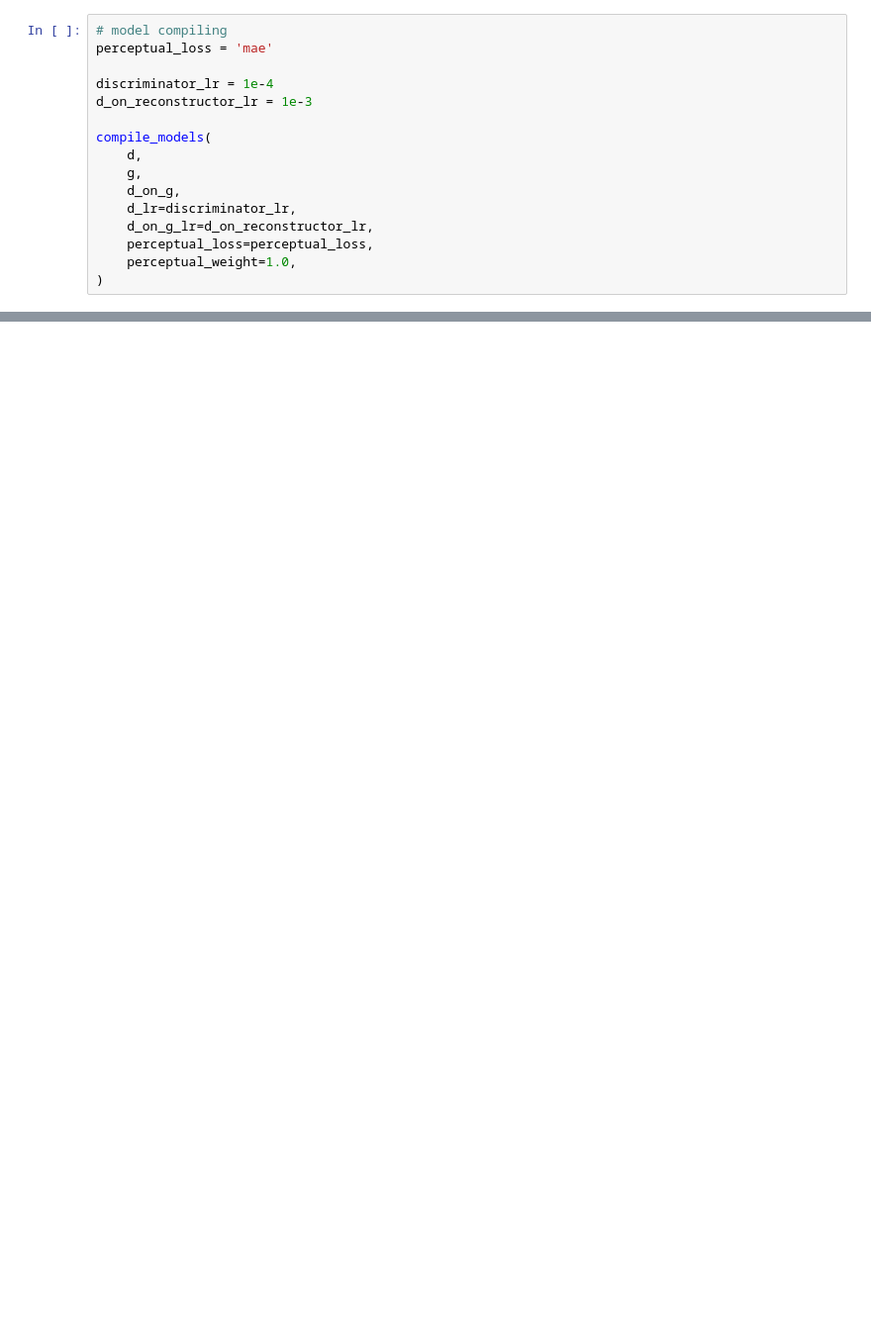
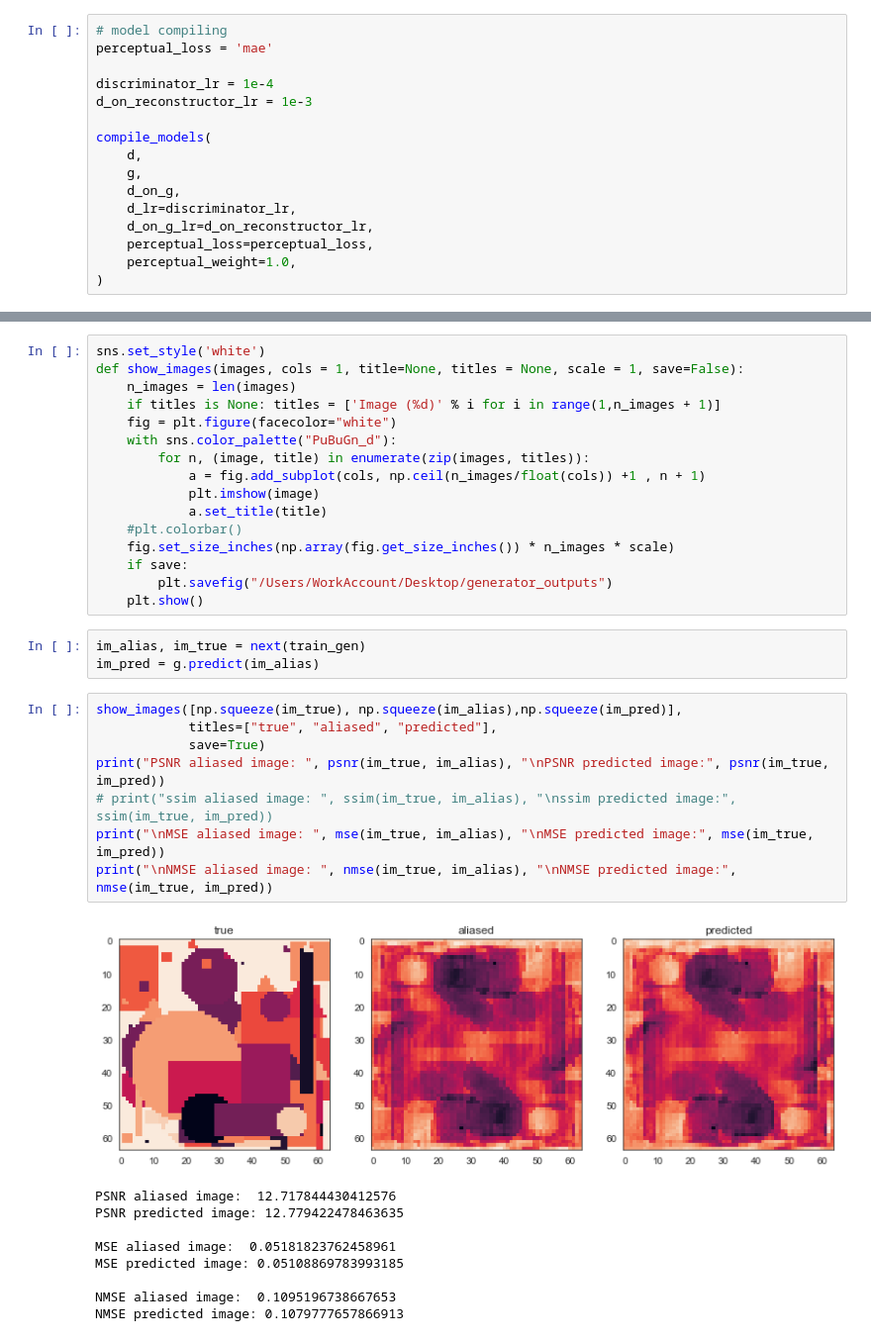
Before and after one commit to zaccharieramzi/fastmri-reproducible-benchmark, a Jupyter notebook: experiments/gan_unet_approach_random.ipynb, the cells around one changed output, grey strips where cells are left out. Shown at 99% size. Saved outputs shown, nothing was run; the diff lists cells and outputs as text; blank space fills up the shorter version.

Commit message:
added plots and metrics on generator

```diff
--- a/experiments/gan_unet_approach_random.ipynb
+++ b/experiments/gan_unet_approach_random.ipynb
@@ -141,0 +146,37 @@ HBox(children=(IntProgress(value=0, description='Epoch 7', max=1, style=Progress
+# %%
+sns.set_style('white')
+def show_images(images, cols = 1, title=None, titles = None, scale = 1, save=False):
+    n_images = len(images)
+    if titles is None: titles = ['Image (%d)' % i for i in range(1,n_images + 1)]
+    fig = plt.figure(facecolor="white")
+    with sns.color_palette("PuBuGn_d"):
+        for n, (image, title) in enumerate(zip(images, titles)):
+            a = fig.add_subplot(cols, np.ceil(n_images/float(cols)) +1 , n + 1)
+            plt.imshow(image)
+            a.set_title(title)
+    #plt.colorbar()
+    fig.set_size_inches(np.array(fig.get_size_inches()) * n_images * scale)
+    if save:
+        plt.savefig("/Users/WorkAccount/Desktop/generator_outputs")
+    plt.show()
+# %%
+im_alias, im_true = next(train_gen)
+im_pred = g.predict(im_alias)
+# %%
+show_images([np.squeeze(im_true), np.squeeze(im_alias),np.squeeze(im_pred)],
+            titles=["true", "aliased", "predicted"],
+            save=True)
+print("PSNR aliased image: ", psnr(im_true, im_alias), "\nPSNR predicted image:", psnr(im_true, im_pred))
+# print("ssim aliased image: ", ssim(im_true, im_alias), "\nssim predicted image:", ssim(im_true, im_pred))
+print("\nMSE aliased image: ", mse(im_true, im_alias), "\nMSE predicted image:", mse(im_true, im_pred))
+print("\nNMSE aliased image: ", nmse(im_true, im_alias), "\nNMSE predicted image:", nmse(im_true, im_pred))
+# %% [output]
+[figure, added]
+PSNR aliased image:  12.717844430412576
+PSNR predicted image: 12.779422478463635
+
+MSE aliased image:  0.05181823762458961
+MSE predicted image: 0.05108869783993185
+
+NMSE aliased image:  0.1095196738667653
+NMSE predicted image: 0.1079777657866913
```
Also changed, not shown: parts of 7 cells of this notebook, 1 other file.
